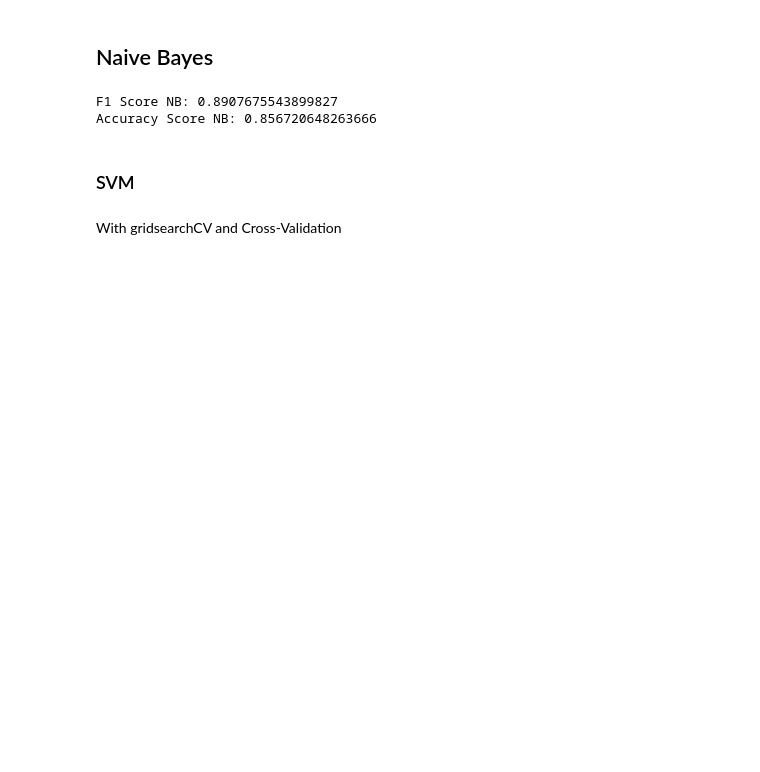
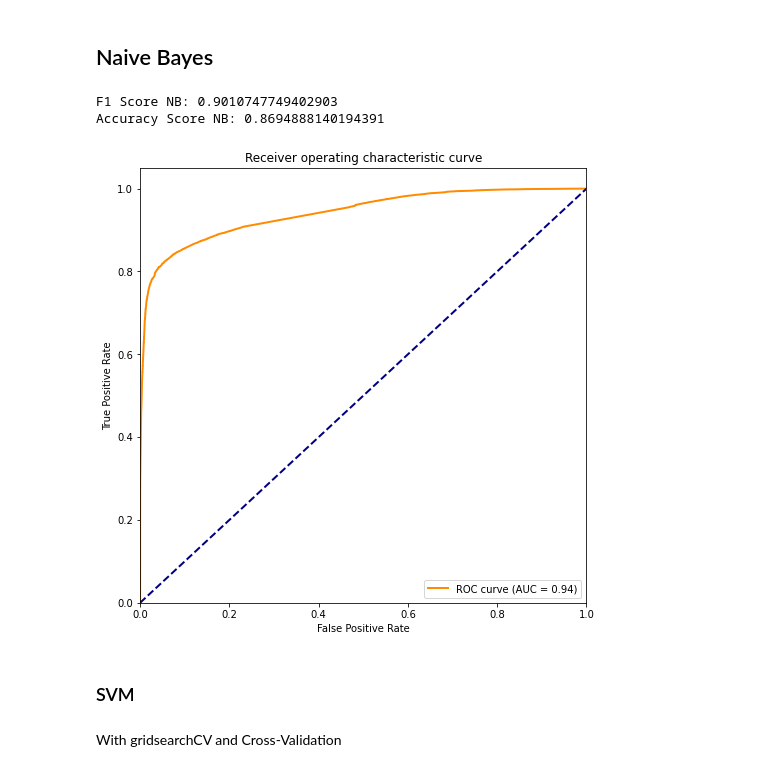
Before and after one commit to Nim-ah/MIE1624-Course-Project, a Jupyter notebook: 1624_Sentiment_Analysis.ipynb, the cells around one changed output. Drawn from its saved outputs; the diff is of its cells as text; code cells hidden in the pictures; blank space fills up the shorter version.

```diff
--- a/1624_Sentiment_Analysis.ipynb
+++ b/1624_Sentiment_Analysis.ipynb
@@ -195,10 +254,10 @@ Accuracy Score SVM: 0.8623590402015529
 # %% [markdown]
 ## Naive Bayes
 # %%
-clf = BernoulliNB().fit(X_train, y_train)
+clf = BernoulliNB().fit(X_train_idf, y_train)
 # predict on train and test set
-y_train_predict = clf.predict(X_train)
-y_test_predict = clf.predict(X_test)
+y_train_predict = clf.predict(X_train_idf)
+y_test_predict = clf.predict(X_test_idf)
 # calculate train and test accuracy
 train_accuracy = accuracy_score(y_train, y_train_predict)
 test_accuracy = accuracy_score(y_test, y_test_predict)
@@ -206,8 +265,13 @@ test_f1 = f1_score(y_test, y_test_predict)
 print("F1 Score NB:",test_f1)
 print("Accuracy Score NB:",test_accuracy)
 # %% [output]
-F1 Score NB: 0.8907675543899827
-Accuracy Score NB: 0.856720648263666
+F1 Score NB: 0.9010747749402903
+Accuracy Score NB: 0.8694888140194391
+# %%
+y_test_prob_NB = clf.predict_proba(X_test_idf)
+plot_roc_curve(y_test, y_test_prob_NB[:, 1])
+# %% [output]
+[figure, added]
 # %% [markdown]
 ### SVM
 # %% [markdown]
```
Also changed, not shown: parts of 48 cells of this notebook.
